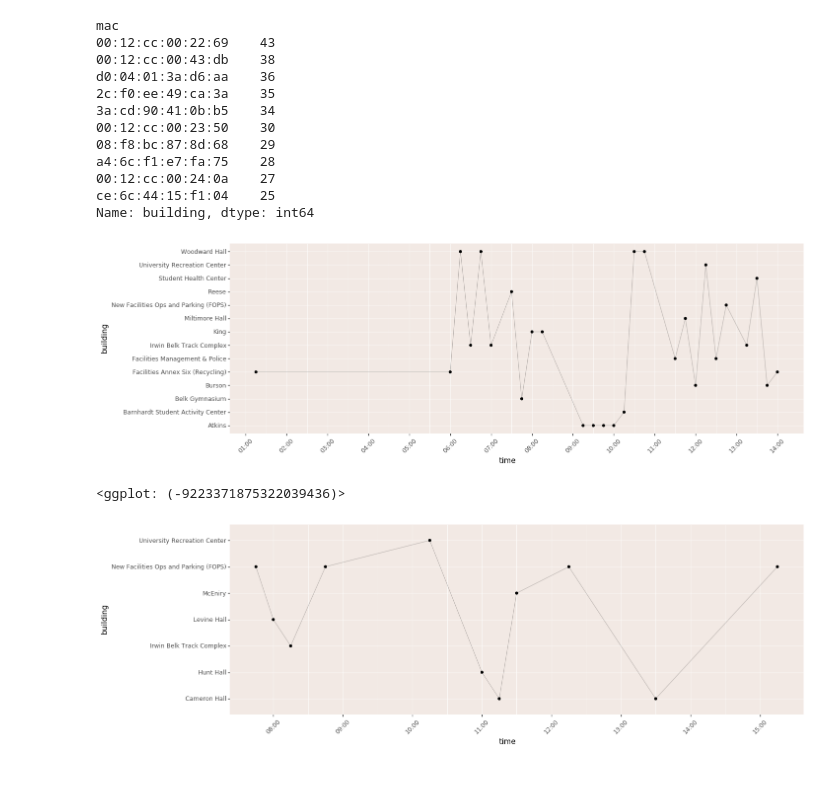
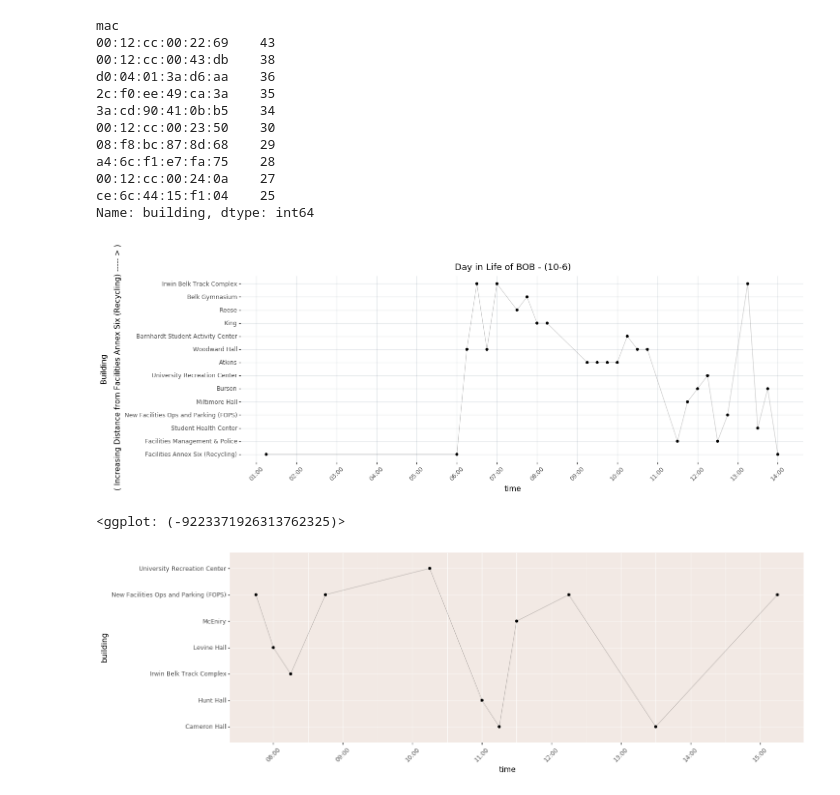
Before and after one commit to abhijeetdtu/unccwifi, a Jupyter notebook: CombinedTimeSeries.ipynb, the cells around one changed output. Saved outputs shown, nothing was run; the diff lists cells and outputs as text; code cells hidden in the pictures.

```diff
--- a/CombinedTimeSeries.ipynb
+++ b/CombinedTimeSeries.ipynb
@@ -174,0 +509,5 @@ weekdf["building"] = weekdf["building"].astype("category").cat.reorder_categorie
+# %%
+from sklearn.metrics import pairwise_distances
+distdf = pd.DataFrame(pairwise_distances(building_coord[["LATITUDE" , "LONGITUDE"]])
+                      , index=building_coord["BUILDING_NAME"]
+                      , columns= building_coord["BUILDING_NAME"] )
@@ -174,0 +531,3 @@ weekdf["building"] = weekdf["building"].astype("category").cat.reorder_categorie
+# %%
+ldf = pd.merge(df , building_coord , left_on="building" , right_on="BUILDING_NAME" , how="inner")
+ldf
@@ -174,0 +561,4 @@ weekdf["building"] = weekdf["building"].astype("category").cat.reorder_categorie
+# %%
+subdf = ldf[(ldf["date"] == "10-5") & (ldf["mac"] == "6e:ca:fd:1f:86:0a")]
+buildorder = distdf[subdf.sort_values("time").iloc[0]["building"]][subdf["building"].unique()].reset_index().drop_duplicates()["BUILDING_NAME"].values
+subdf["building"] = subdf["building"].astype("category").cat.reorder_categories(buildorder)
@@ -175,3 +568,25 @@ weekdf["building"] = weekdf["building"].astype("category").cat.reorder_categorie
+# %%
+def dayinlifeGeo(df , mac , day="10-5"):
+    sub = df[(df["date"] == day) & (df["mac"] == mac)].sort_values("time_of_day")
+    #subdf = ldf[(ldf["date"] == "10-5") & (ldf["mac"] == "6e:ca:fd:1f:86:0a")]
+    startbuild = sub.sort_values("time").iloc[0]["building"]
+    buildorder = distdf[startbuild][sub["building"].unique()].sort_values().reset_index().drop_duplicates()["BUILDING_NAME"].values
+    sub["building"] = sub["building"].astype("category").cat.reorder_categories(buildorder)
+    #print(sub)
+    #print( distdf[startbuild][subdf["building"].unique()])
+    #print(sub)
+    p = (
+       ggplot(sub , aes(x="time" , y="building"))
+        + geom_point()
+        + geom_line(group=1 , alpha=0.2)
+       # + scale_x_discrete(breaks = np.arange(0,24,1))
+        + scale_x_datetime(breaks='1 hour', date_labels="%H:%M")
+        + theme(axis_text_x=element_text(rotation=45))
+        + mt
+        + ggtitle(f"Day in Life of BOB - ({day})")
+        + ylab(f"Building \n\n ( Increasing Distance from {startbuild} ----- > )")
+    )
+    print(p)
 # %%
 def dayinlife(df , mac , day="10-5"):
     sub = df[(df["date"] == day) & (df["mac"] == mac)]
@@ -259,10 +685,10 @@ a4:6c:f1:e7:fa:75    28
 ce:6c:44:15:f1:04    25
 Name: building, dtype: int64
 # %%
-dayinlife(df , "00:12:cc:00:23:50" , day="10-6")
+dayinlifeGeo(ldf , "00:12:cc:00:23:50" , day="10-6")
 # %% [output]
-[figure, old version]
+[figure, new version]
-<ggplot: (-9223371875322039436)>
+<ggplot: (-9223371926313762325)>
 # %%
 dayinlife(df , "c0:d3:c0:61:58:c3" , day="10-6")
 # %% [output]
```
Also changed, not shown: parts of 62 cells of this notebook, 2 other files.
